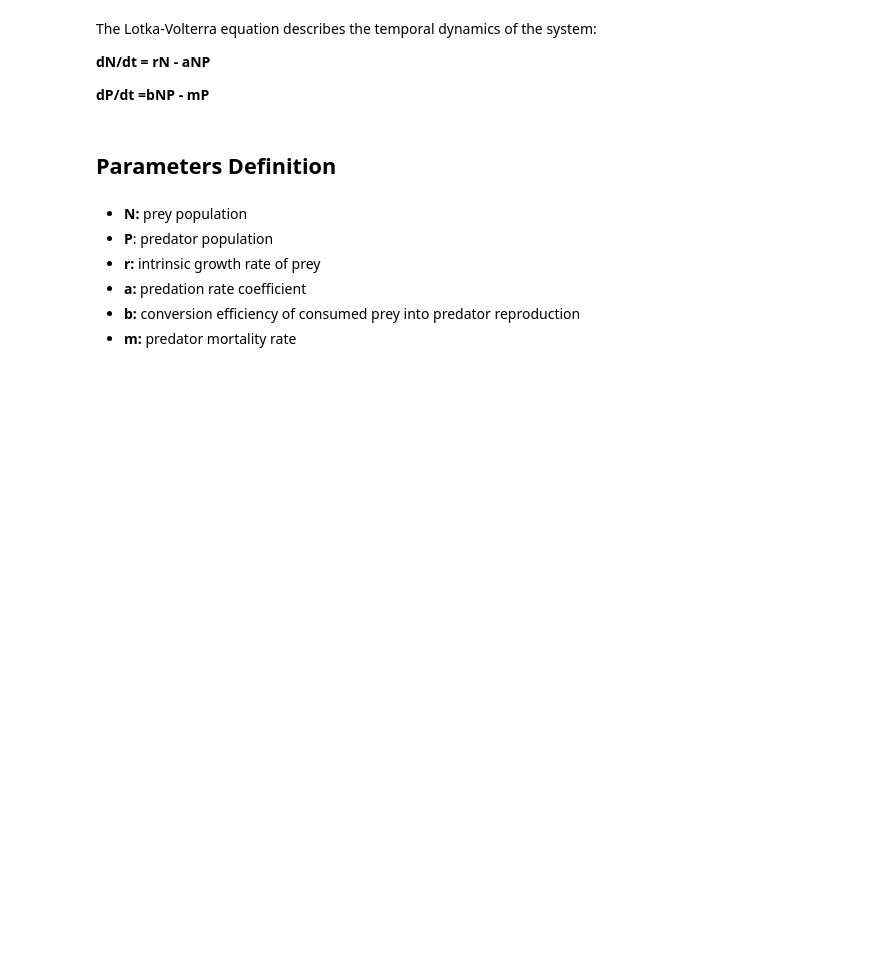
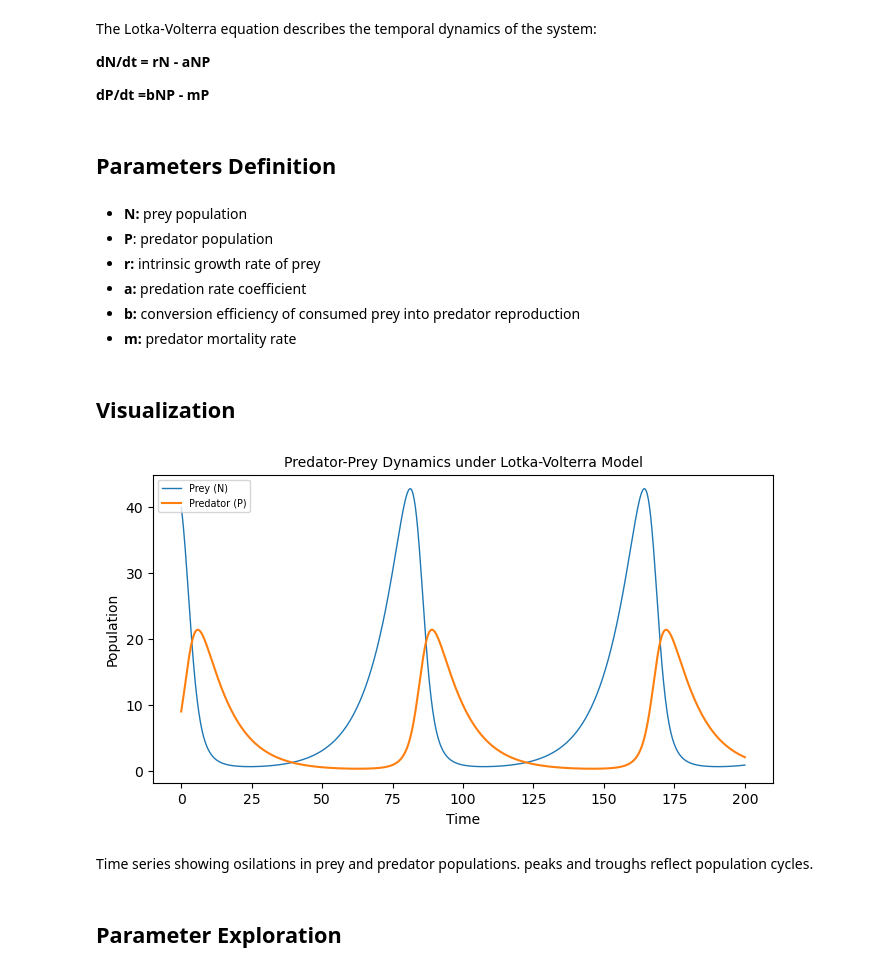
Before and after one commit to DataxEnv/predator-prey-LV-model, a Jupyter notebook: predator-prey-model.ipynb, the cells around one changed output. Saved outputs shown, nothing was run; the diff lists cells and outputs as text; code cells hidden in the pictures; blank space fills up the shorter version.

```diff
--- a/predator-prey-model.ipynb
+++ b/predator-prey-model.ipynb
@@ -27,0 +34,53 @@ The Lotka-Volterra equation describes the temporal dynamics of the system:
+# %%
+### Parameters Initialization
+
+# Initial conditions: population sizes at time t= 0
+N0 = 40  # prey
+P0 = 9   # predator
+
+# Parameters
+r = 0.1  # prey growth rate
+a = 0.02 # predation rate
+b = 0.01 # predator conversion efficiency
+m = 0.1  # predator mortality rate
+
+# Time vector
+t = np.linspace(0, 200, 1000)  # discrete time grid
+# %%
+### ODE Function: the LV eqn
+
+def lotka_volterra(y, t, r, a, b, m):
+    """
+    y: state vector [N, P]
+    t: time variable
+
+    """
+    N, P = y    # unpacks current population values
+    dNdt = r*N - a*N*P   # rate of change of prey population
+    dPdt = b*N*P - m*P    #rate of change of predatoe population
+    return [dNdt, dPdt]
+# %%
+# Initial state vector @ t= 0
+y0 = [N0, P0]
+
+# Integrate ODEs over time
+solution = odeint(lotka_volterra, y0, t, args=(r, a, b, m))
+N, P = solution.T
+# %% [markdown]
+## Visualization
+# %%
+plt.figure(figsize=(8,4))
+plt.plot(t, N, linewidth=1, label='Prey (N)')
+plt.plot(t, P, label='Predator (P)')
+plt.xlabel('Time', fontsize=10)
+plt.ylabel('Population', fontsize=10)
+plt.title('Predator-Prey Dynamics under Lotka-Volterra Model', fontsize= 10)
+plt.legend(loc=2, fontsize= 'x-small')
+plt.savefig('plot.png')
+plt.show()
+# %% [output]
+[figure, added]
+# %% [markdown]
+Time series showing osilations in prey and predator populations. peaks and troughs reflect population cycles.
+# %% [markdown]
+## Parameter Exploration
```
Also changed, not shown: parts of 1 cell of this notebook.
